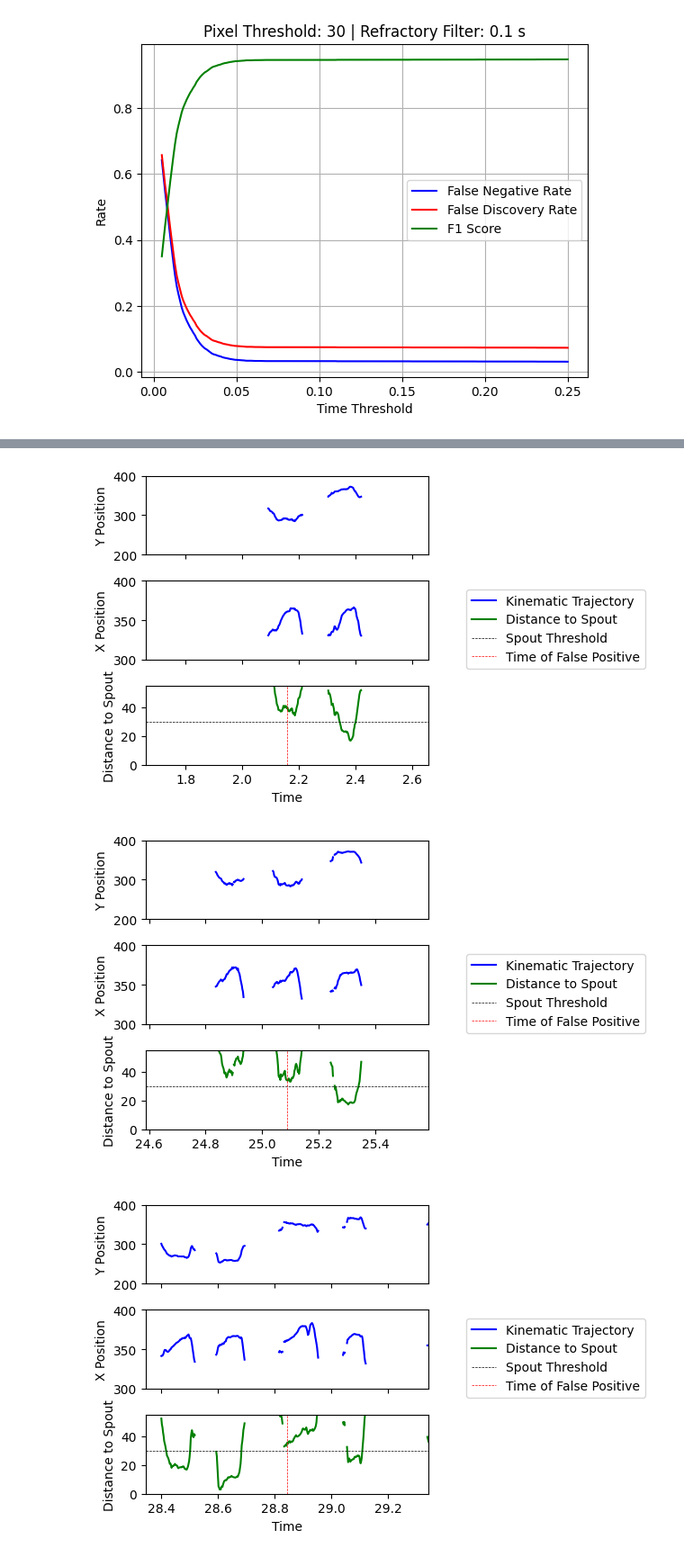
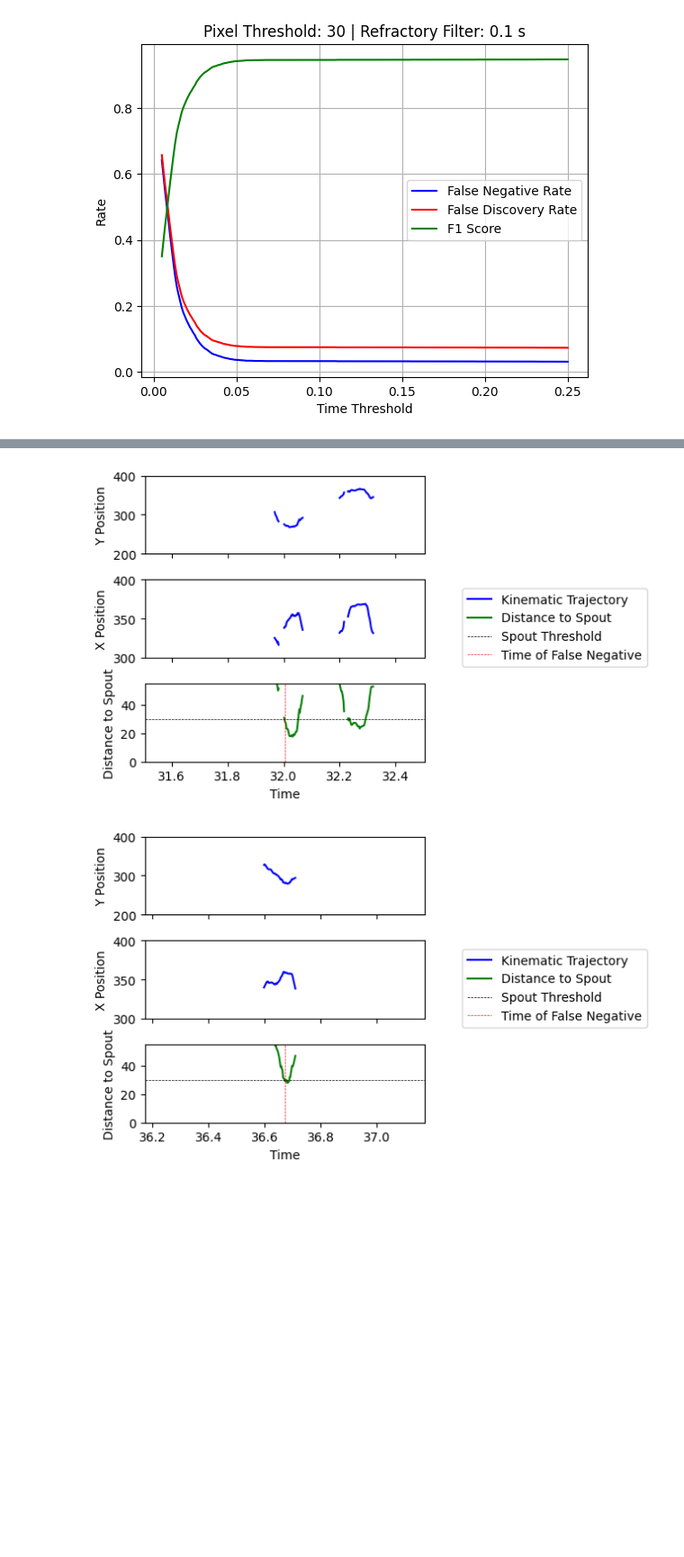
Before and after one commit to 1mattbecker/kinematics_analysis, a Jupyter notebook: code/tongue_lickometer.ipynb, the cells around one changed output, grey strips where cells are left out. Shown: that part at 90% size. Drawn from its saved outputs; the diff is of its cells as text; code cells hidden in the pictures; blank space fills up the shorter version.

```diff
--- a/code/tongue_lickometer.ipynb
+++ b/code/tongue_lickometer.ipynb
@@ -539,7 +535,7 @@ import matplotlib.patches as patches
 
 # plt.figure(figsize=(10,6))
 
-fig, axs = plt.subplots(1, 2, figsize=(10, 6),sharey=False)
+fig, axs = plt.subplots(1, 2, figsize=(8, 4),sharey=False)
 
 
 cmap = cm.YlGnBu(np.linspace(0, 1, len(spatial_thresholds)))
@@ -788,36 +784,35 @@ def plot_tongue_trajectory(dataframe, event_times, clip_length, event_type):
         axs[1].set_ylabel('X Position')
         axs[1].set_ylim([300, 400])
 
         # Plot the distance to the nearest spout
         line2, = axs[2].plot(dataframe['time'], dataframe['nearest_spout_distance'], linestyle='-', color='g', label='Distance to Spout')
         axs[2].set_xlabel('Time')
         axs[2].set_ylabel('Distance to Spout')
 
         xlim_inx = [timestamps_centered, timestamps_centered + clip_length]
 
         axs[2].set_xlim(xlim_inx)
         axs[2].set_ylim([0, 55])
         line3 = axs[2].axhline(y=30, color='k', ls='--', lw=0.5, label='Spout Threshold')
         line4 = axs[2].axvline(x=xlim_inx[0] + (clip_length / 2), color='r', ls='--', lw=0.5, label=f'Time of {event_type}')
 
         # Create a combined legend for the entire figure
         handles = [line1, line2, line3, line4]
         labels = [line.get_label() for line in handles]
         fig.legend(handles, labels, bbox_to_anchor=(1.05, .65), loc='upper left')
 
         # Adjust layout and show the plots
         plt.tight_layout()
         plt.show()
 
 FP_times = licko_licks_classified[licko_licks_classified['Status'] == "False Positive"]["Time"].to_numpy()
 FN_times = LP_licks_classified[LP_licks_classified['Status'] == "False Negative"]["Time"].to_numpy()
 
 # Call the function for False Negatives
-# plot_tongue_trajectory(tongue_masked, FN_times[:20], clip_length=1.0, event_type='False Negative')
+plot_tongue_trajectory(tongue_masked, FN_times[:2], clip_length=1.0, event_type='False Negative')
 
-# Call the function for False Positives
-plot_tongue_trajectory(tongue_masked, FP_times[:20], clip_length=1.0, event_type='False Positive')
+# # Call the function for False Positives
+# plot_tongue_trajectory(tongue_masked, FP_times[:20], clip_length=1.0, event_type='False Positive')
 # %% [output]
-[figure, old version]
+[figure, new version]
-[figure, old version]
+[figure, new version]
-[figure, removed]
```
Also changed, not shown: parts of 7 cells of this notebook, 3 other files.
